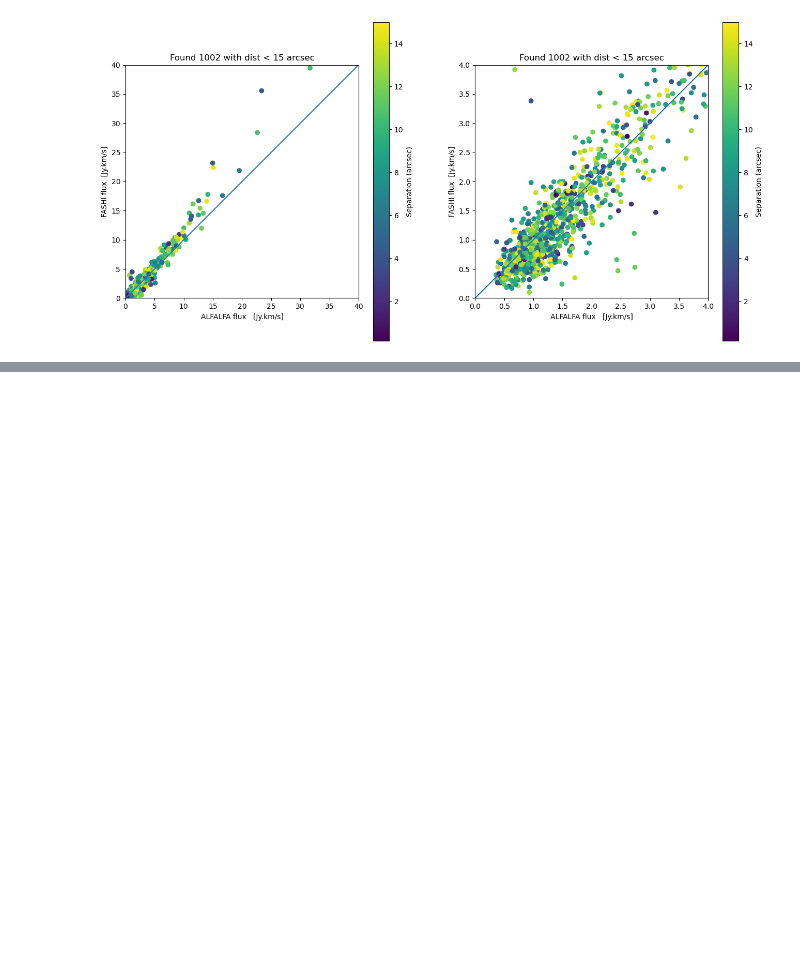
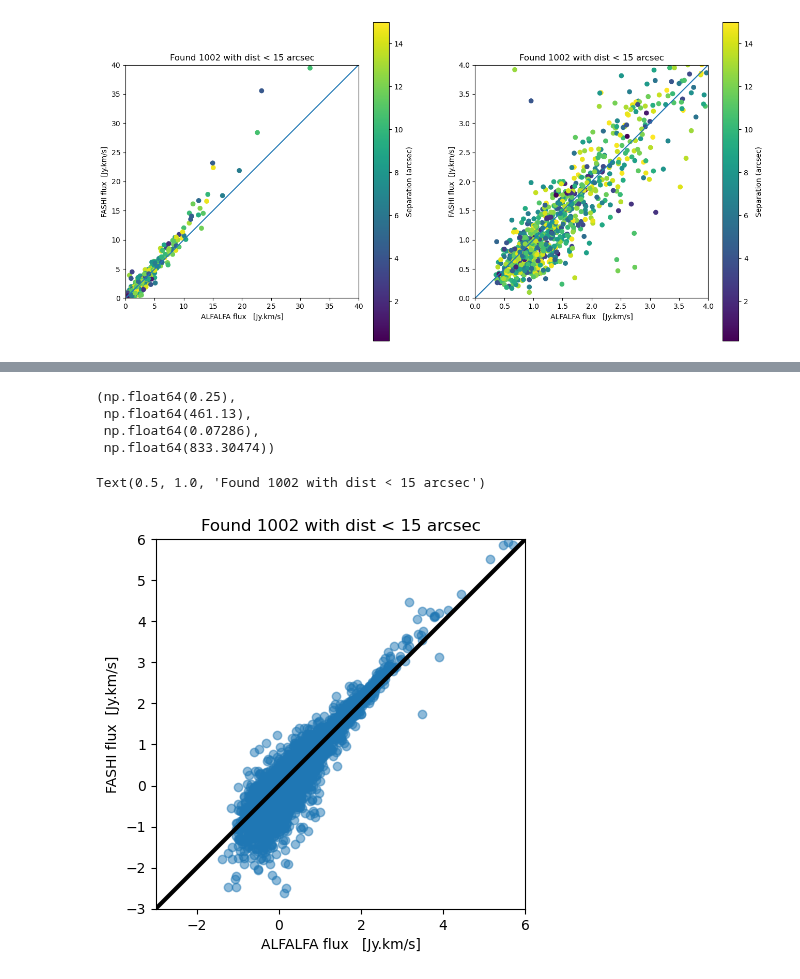
Before and after one commit to teuben/GBT-EDGE-HI, a Jupyter notebook: gals/hi_surveys.ipynb, the cells around one changed output, grey strips where cells are left out. Drawn from its saved outputs; the diff is of its cells as text; code cells hidden in the pictures; blank space fills up the shorter version.

```diff
--- a/gals/hi_surveys.ipynb
+++ b/gals/hi_surveys.ipynb
@@ -1297,0 +1319,8 @@ for i in [0,1]:
+# %%
+# using table3 from CDS where they made the links between the two  (3620 entries)
+table3 = QTable.read("table3.dat", format="ascii")
+# %%
+# this requires two separate join's, since join can only handle 2 tables, we have 3 tables here.
+# we thus create a temporary intermediate table
+tmp = join(fast, table3, keys_left='ID_FASHI', keys_right='col1')
+a200 = join(tmp, a100, keys_left='col5', keys_right='AGCNr')
@@ -1297,0 +1332,24 @@ for i in [0,1]:
+# %%
+f1 = a200['HIflux'].value
+f2 = a200['S_sum'].astype(float)/1000.0    # was in mJy.km/s
+f1.min(),f1.max(),f2.min(),f2.max()
+# %% [output]
+(np.float64(0.25),
+ np.float64(461.13),
+ np.float64(0.07286),
+ np.float64(833.30474))
+# %%
+fig, ax = plt.subplots()
+fmax = [40,4]
+
+pp=ax.scatter(np.log(f1),np.log(f2), alpha=0.5)
+ax.set_xlabel("ALFALFA flux   [Jy.km/s]")
+ax.set_ylabel("FASHI flux  [Jy.km/s]")
+ax.set_xlim(-3,6)
+ax.set_ylim(-3,6)
+ax.set_aspect("equal")
+ax.plot([-3,6],[-3,6], color="black", lw=3)
+ax.set_title(f"Found {len(d100[mask_near])} with dist < {dist_max} arcsec")
+# %% [output]
+Text(0.5, 1.0, 'Found 1002 with dist < 15 arcsec')
+[figure, added]
```
Also changed, not shown: parts of 20 cells of this notebook.
